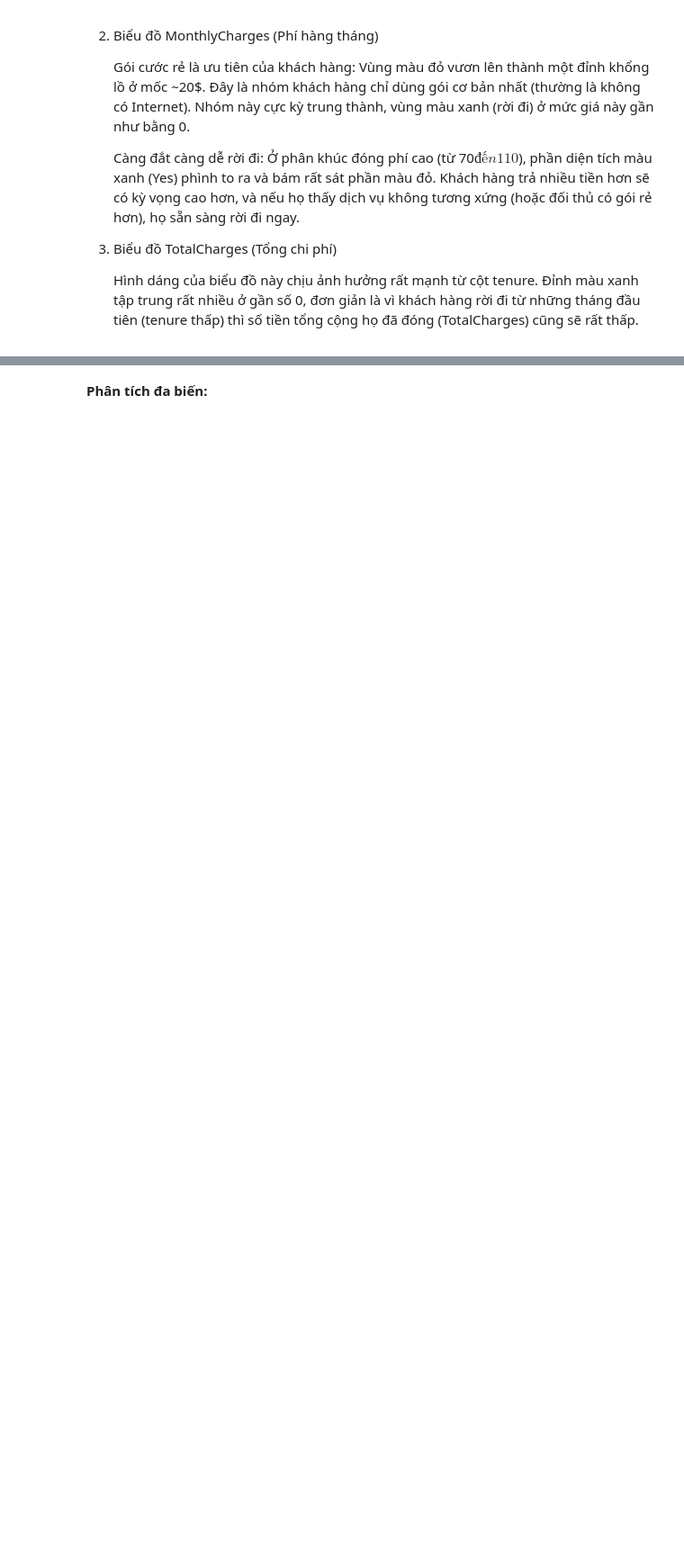
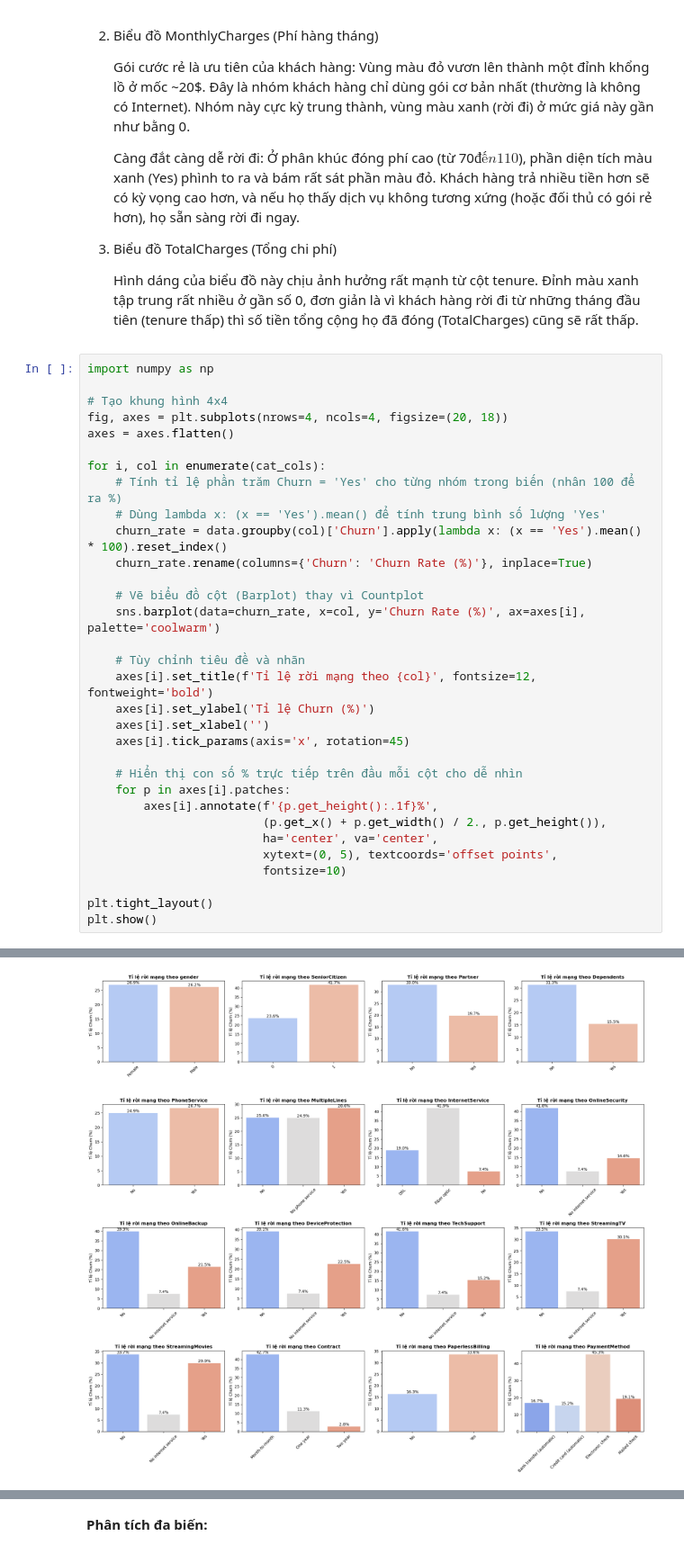
Before and after one commit to KhanhDao1512/DS102_customer_churn_prediction, a Jupyter notebook: notebooks/EDA.ipynb, the cells around one changed output, grey strips where cells are left out. Shown at 90% size. Drawn from its saved outputs; the diff is of its cells as text; blank space fills up the shorter version.

```diff
--- a/notebooks/EDA.ipynb
+++ b/notebooks/EDA.ipynb
@@ -257,3 +347,36 @@ plt.show()
 3. Biểu đồ TotalCharges (Tổng chi phí)
 
     Hình dáng của biểu đồ này chịu ảnh hưởng rất mạnh từ cột tenure. Đỉnh màu xanh tập trung rất nhiều ở gần số 0, đơn giản là vì khách hàng rời đi từ những tháng đầu tiên (tenure thấp) thì số tiền tổng cộng họ đã đóng (TotalCharges) cũng sẽ rất thấp.
+# %%
+import numpy as np
+
+# Tạo khung hình 4x4
+fig, axes = plt.subplots(nrows=4, ncols=4, figsize=(20, 18))
+axes = axes.flatten()
+
+for i, col in enumerate(cat_cols):
+    # Tính tỉ lệ phần trăm Churn = 'Yes' cho từng nhóm trong biến (nhân 100 để ra %)
+    # Dùng lambda x: (x == 'Yes').mean() để tính trung bình số lượng 'Yes'
+    churn_rate = data.groupby(col)['Churn'].apply(lambda x: (x == 'Yes').mean() * 100).reset_index()
+    churn_rate.rename(columns={'Churn': 'Churn Rate (%)'}, inplace=True)
+
+    # Vẽ biểu đồ cột (Barplot) thay vì Countplot
+    sns.barplot(data=churn_rate, x=col, y='Churn Rate (%)', ax=axes[i], palette='coolwarm')
+
+    # Tùy chỉnh tiêu đề và nhãn
+    axes[i].set_title(f'Tỉ lệ rời mạng theo {col}', fontsize=12, fontweight='bold')
+    axes[i].set_ylabel('Tỉ lệ Churn (%)')
+    axes[i].set_xlabel('')
+    axes[i].tick_params(axis='x', rotation=45)
+
+    # Hiển thị con số % trực tiếp trên đầu mỗi cột cho dễ nhìn
+    for p in axes[i].patches:
+        axes[i].annotate(f'{p.get_height():.1f}%',
+                         (p.get_x() + p.get_width() / 2., p.get_height()),
+                         ha='center', va='center',
+                         xytext=(0, 5), textcoords='offset points',
+                         fontsize=10)
+
+plt.tight_layout()
+plt.show()
+# %% [output]
@@ -259,0 +400 @@ plt.show()
+[figure, added]
```
Also changed, not shown: parts of 8 cells of this notebook, 1 other file.
